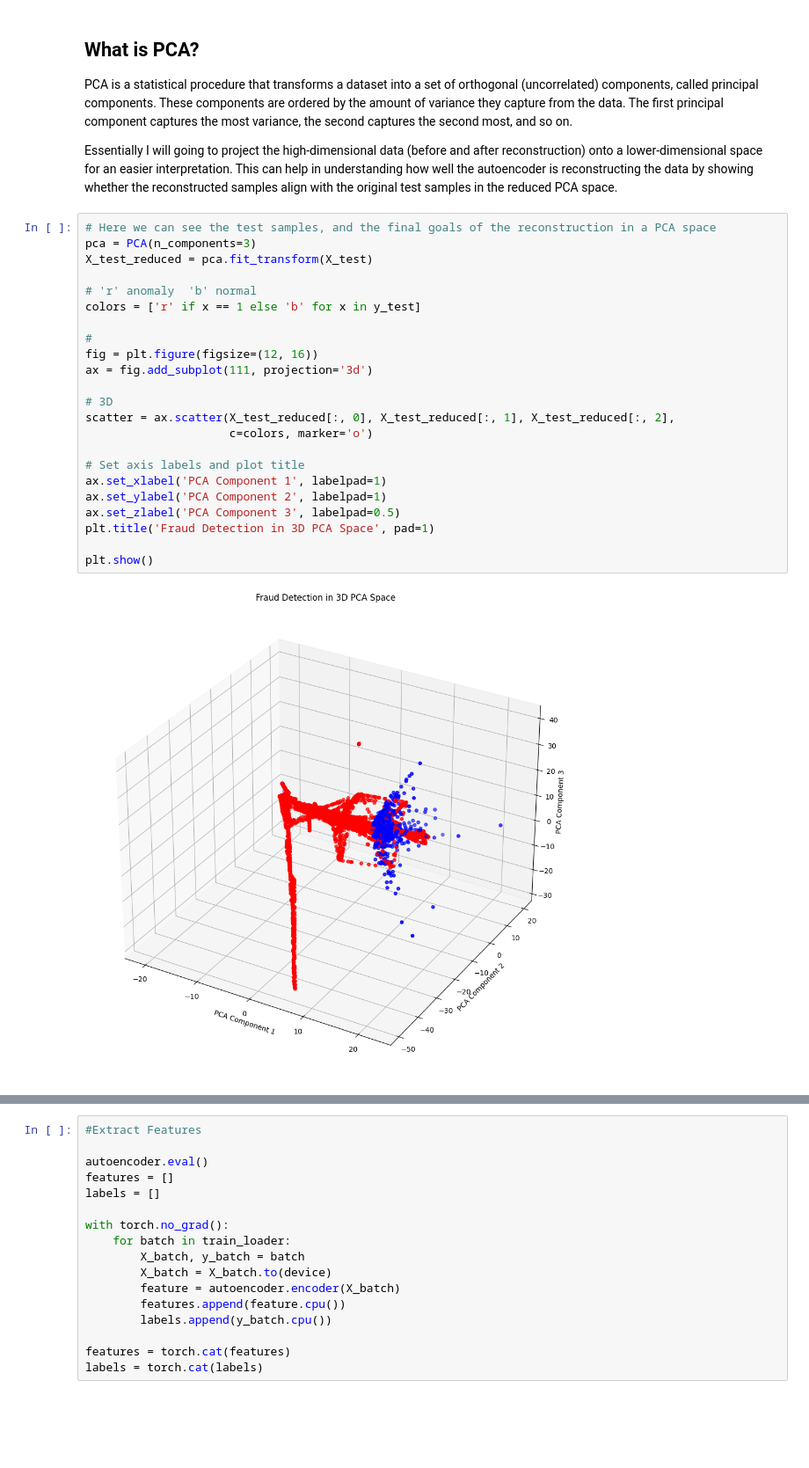
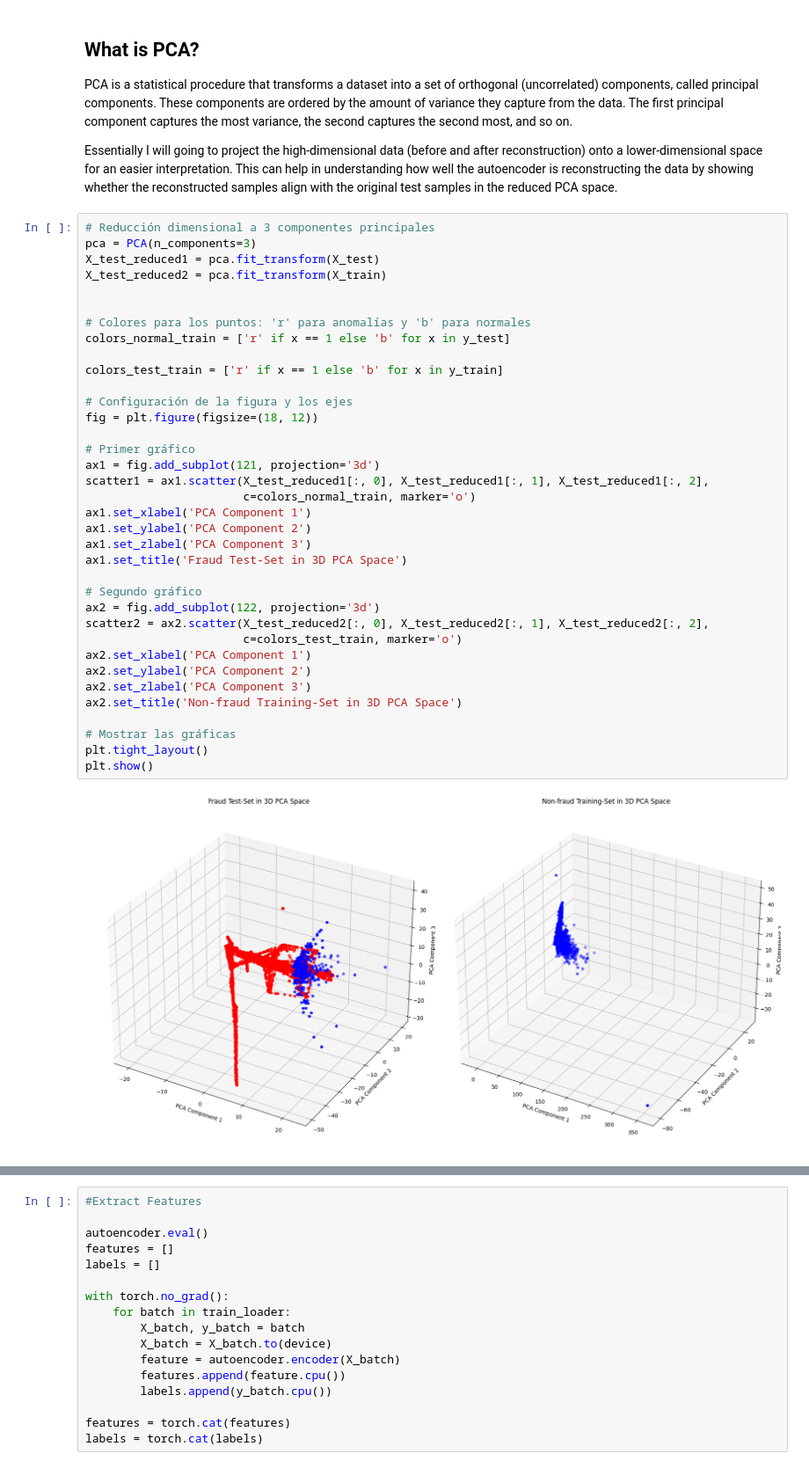
Before and after one commit to Hernan3scobar/Autoencoders, a Jupyter notebook: AutoEncoder-1.ipynb, the cells around one changed output, grey strips where cells are left out. Shown at 88% size. Drawn from its saved outputs; the diff is of its cells as text; blank space fills up the shorter version.

```diff
--- a/AutoEncoder-1.ipynb
+++ b/AutoEncoder-1.ipynb
@@ -166,31 +142,44 @@ test_loader = DataLoader(
 PCA is a statistical procedure that transforms a dataset into a set of orthogonal (uncorrelated) components, called principal components. These components are ordered by the amount of variance they capture from the data. The first principal component captures the most variance, the second captures the second most, and so on.
 
 Essentially I will going to project the high-dimensional data (before and after reconstruction) onto a lower-dimensional space for an easier interpretation. This can help in understanding how well the autoencoder is reconstructing the data by showing whether the reconstructed samples align with the original test samples in the reduced PCA space.
-# %%
-# Here we can see the test samples, and the final goals of the reconstruction in a PCA space
-pca = PCA(n_components=3)
-X_test_reduced = pca.fit_transform(X_test)
-
-# 'r' anomaly  'b' normal
-colors = ['r' if x == 1 else 'b' for x in y_test]
-
-#
-fig = plt.figure(figsize=(12, 16))
-ax = fig.add_subplot(111, projection='3d')
-
-# 3D
-scatter = ax.scatter(X_test_reduced[:, 0], X_test_reduced[:, 1], X_test_reduced[:, 2],
-                     c=colors, marker='o')
-
-# Set axis labels and plot title
-ax.set_xlabel('PCA Component 1', labelpad=1)
-ax.set_ylabel('PCA Component 2', labelpad=1)
-ax.set_zlabel('PCA Component 3', labelpad=0.5)
-plt.title('Fraud Detection in 3D PCA Space', pad=1)
-
-plt.show()
-# %% [output]
-[figure, removed]
+# %%
+# Reducción dimensional a 3 componentes principales
+pca = PCA(n_components=3)
+X_test_reduced1 = pca.fit_transform(X_test)
+X_test_reduced2 = pca.fit_transform(X_train)
+
+
+# Colores para los puntos: 'r' para anomalías y 'b' para normales
+colors_normal_train = ['r' if x == 1 else 'b' for x in y_test]
+
+colors_test_train = ['r' if x == 1 else 'b' for x in y_train]
+
+# Configuración de la figura y los ejes
+fig = plt.figure(figsize=(18, 12))
+
+# Primer gráfico
+ax1 = fig.add_subplot(121, projection='3d')
+scatter1 = ax1.scatter(X_test_reduced1[:, 0], X_test_reduced1[:, 1], X_test_reduced1[:, 2],
+                       c=colors_normal_train, marker='o')
+ax1.set_xlabel('PCA Component 1')
+ax1.set_ylabel('PCA Component 2')
+ax1.set_zlabel('PCA Component 3')
+ax1.set_title('Fraud Test-Set in 3D PCA Space')
+
+# Segundo gráfico
+ax2 = fig.add_subplot(122, projection='3d')
+scatter2 = ax2.scatter(X_test_reduced2[:, 0], X_test_reduced2[:, 1], X_test_reduced2[:, 2],
+                       c=colors_test_train, marker='o')
+ax2.set_xlabel('PCA Component 1')
+ax2.set_ylabel('PCA Component 2')
+ax2.set_zlabel('PCA Component 3')
+ax2.set_title('Non-fraud Training-Set in 3D PCA Space')
+
+# Mostrar las gráficas
+plt.tight_layout()
+plt.show()
+# %% [output]
+[figure, added]
 # %%
 # ## Build the Autoencoder
 
```
Also changed, not shown: parts of 17 cells of this notebook.
